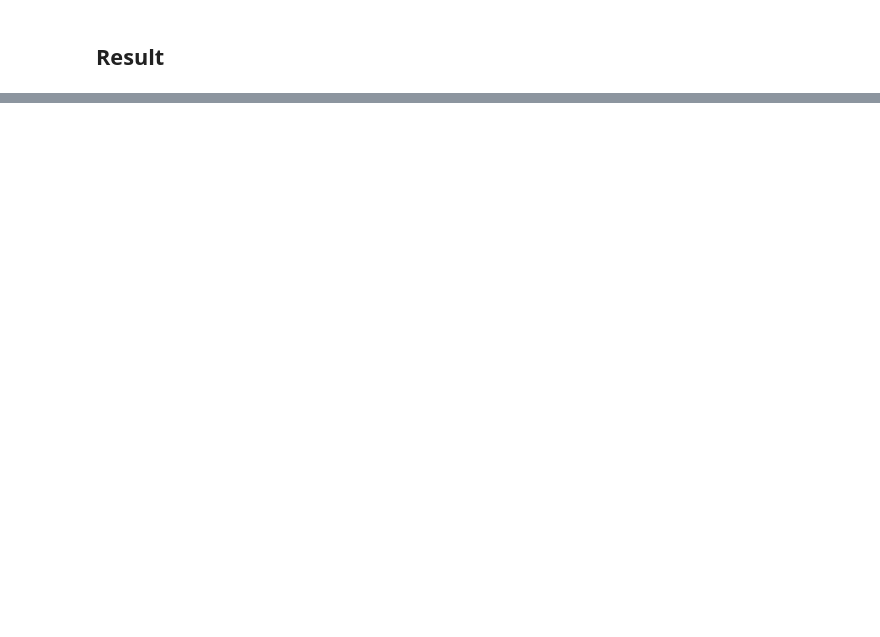
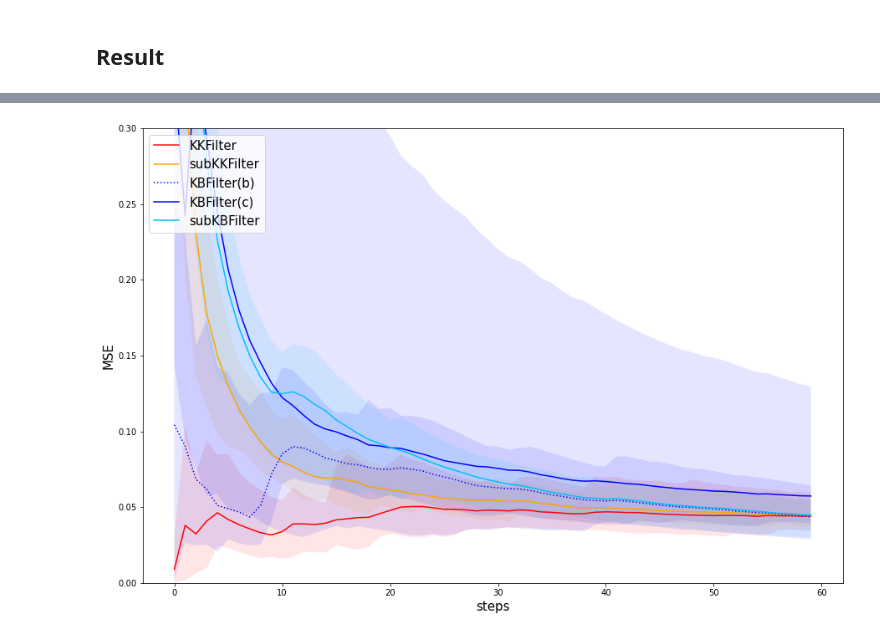
Before and after one commit to shellingford330/pyKKR, a Jupyter notebook: notebooks/KKF Example - Pendulum.ipynb, the cells around one changed output, grey strips where cells are left out. Cells and saved outputs as stored; diff of their text form; code cells hidden in the pictures; blank space fills up the shorter version.

```diff
--- a/notebooks/KKF Example - Pendulum.ipynb
+++ b/notebooks/KKF Example - Pendulum.ipynb
@@ -679,22 +732,25 @@ kbrc_min_error = 1e9
 best_ti = 0
 best_oi = 0
 best_qi = 0
-alphas_t = [np.exp(-15)]
-# alphas_t_labels = ['exp({0})'.format(i) for i in range(-10, -5)]
-alphas_o = [np.exp(-8)]
-# alphas_o_labels = ['exp({0})'.format(i) for i in range(-17, -7)]
-alphas_q = [np.exp(-20)]
-# alphas_q_labels = ['exp({0})'.format(i) for i in range(-20, -10)]
-for bandwidth_k in bandwidths_k:
-    for bandwidth_g in bandwidths_g:
+best_ki = 100
+best_gi = 100
+alphas_t = [np.exp(-10)]
+alphas_o = [np.exp(-13)]
+alphas_q = [np.exp(-15)]
+# bandwidths_ki = [-2]
+# bandwidths_gi = [2]
+for ki in bandwidths_ki:
+    for gi in bandwidths_gi:
+        bk = np.exp(ki) * bandwidths
+        bg = np.exp(gi) * bandwidths[0]
         # kernel function k
         kernel_k = ExponentialQuadraticKernel()
-        kernel_k.bandwidth = bandwidth_k
+        kernel_k.bandwidth = bk
         kernel_k.normalized = True
 
         # kernel function g
         kernel_g = ExponentialQuadraticKernel()
-        kernel_g.bandwidth = bandwidth_g
+        kernel_g.bandwidth = bg
         kernel_g.normalized = True
 
         for ti in range(len(alphas_t)):
@@ -721,9 +777,13 @@ for bandwidth_k in bandwidths_k:
                         best_ti = ti
                         best_oi = oi
                         best_qi = qi
+                        best_ki = ki
+                        best_gi = gi
                         testData['KBFiltered(c)'] = testData['tmp'].copy()
 
 print("best_ti:", best_ti)
 print("best_oi:", best_oi)
 print("best_qi:", best_qi)
+print("best_ki:", best_ki)
+print("best_gi:", best_gi)
 print("kbrc_min_error:", kbrc_min_error)
@@ -873,0 +903,20 @@ print(testData['KBFiltered(a)'][0])
+# %%
+fig, ax = plt.subplots(figsize=(15,10))
+
+x = [i for i in range(nSteps)]
+kkfPlt = ax.plot(x, np.mean([((testData['KKFiltered'][ei] - testData['theta'][ei])**2).expanding().mean() for ei in range(nTestEpisodes)], axis=0), color="red")
+subkkfPlt = ax.plot(x, np.mean([((testData['subKKFiltered'][ei] - testData['theta'][ei])**2).expanding().mean() for ei in range(nTestEpisodes)], axis=0), color="orange")
+# ax.plot(x, np.mean([((testData['KBFiltered(a)'][ei] - testData['theta'][ei])**2).expanding().mean() for ei in range(nTestEpisodes)], axis=0), color="blue", linestyle="dashed")
+kbfbPlt = ax.plot(x, np.mean([((testData['KBFiltered(b)'][ei] - testData['theta'][ei])**2).expanding().mean() for ei in range(nTestEpisodes)], axis=0), color="blue", linestyle="dotted")
+kbfcPlt = ax.plot(x, np.mean([((testData['KBFiltered(c)'][ei] - testData['theta'][ei])**2).expanding().mean() for ei in range(nTestEpisodes)], axis=0), color="blue")
+subkbfPlt = ax.plot(x, np.mean([((testData['subKBFiltered'][ei] - testData['theta'][ei])**2).expanding().mean() for ei in range(nTestEpisodes)], axis=0), color="deepskyblue")
+
+ax.set_xlabel('steps', fontsize="15")
+ax.set_ylabel('MSE',  fontsize="15")
+ax.set_ylim(0, 0.3)
+ax.legend((kkfPlt[0], subkkfPlt[0], kbfbPlt[0], kbfcPlt[0],  subkbfPlt[0],), ("KKFilter", "subKKFilter", "KBFilter(b)", "KBFilter(c)", "subKBFilter"), loc=2, fontsize=15)
+
+for filterm, color in [ ("KKFiltered", "red"), ("subKKFiltered", "orange"), ("KBFiltered(b)", "blue"), ("KBFiltered(c)", "blue"), ("subKBFiltered", "deepskyblue")]:
+    ax.fill_between(x, np.min([((testData[filterm][ei] - testData['theta'][ei])**2).expanding().mean() for ei in range(nTestEpisodes)], axis=0), np.max([((testData[filterm][ei] - testData['theta'][ei])**2).expanding().mean() for ei in range(nTestEpisodes)], axis=0), facecolor=color, alpha=0.1)
+# %% [output]
+[figure, added]
```
Also changed, not shown: parts of 27 cells of this notebook, 4 other files.
